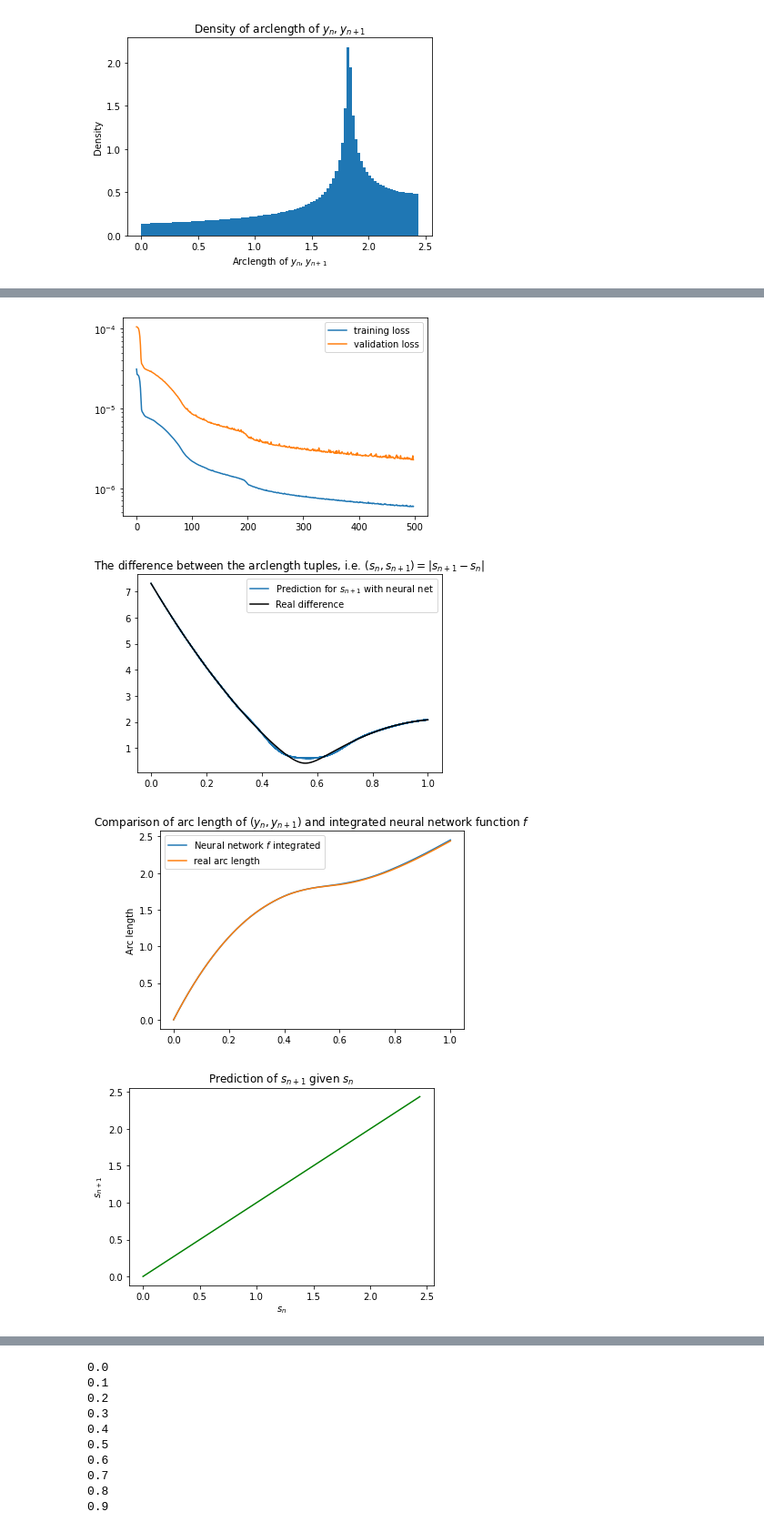
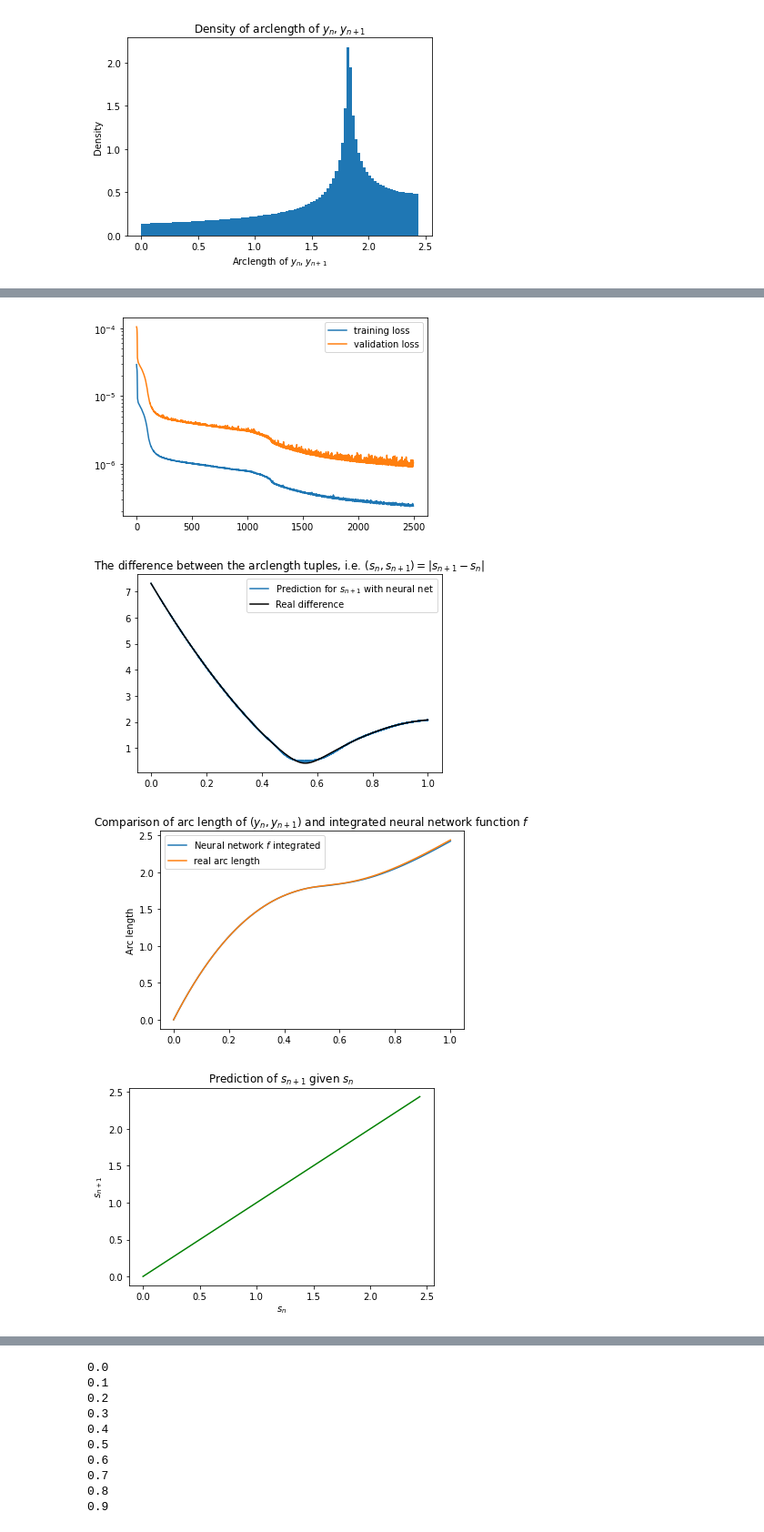
Before and after one commit to plainerman/density-transport, a Jupyter notebook: full_one_dimensional.ipynb, the cells around one changed output, grey strips where cells are left out. Shown at 91% size. Cells and saved outputs as stored; diff of their text form; code cells hidden in the pictures.

```diff
--- a/full_one_dimensional.ipynb
+++ b/full_one_dimensional.ipynb
@@ -93,7 +93,7 @@ train_loader, val_loader = dynamics.utils.training_validator_splitter(training_t
 train_losses = []
 val_losses = []
 
-for epoch in range(1, 500):  # loop over the dataset multiple times
+for epoch in range(1, 2500):  # loop over the dataset multiple times
     train_loss = 0.0
     for i, (inputs, labels) in enumerate(train_loader, 0):
         inputs = torch.unsqueeze(inputs, 1).float()
@@ -197,4 +197,4 @@ for name, param in model.named_parameters():
-[figure, old version]
+[figure, new version]
 [figure]
 [figure]
 [figure]
```
Also changed, not shown: parts of 1 cell of this notebook.
